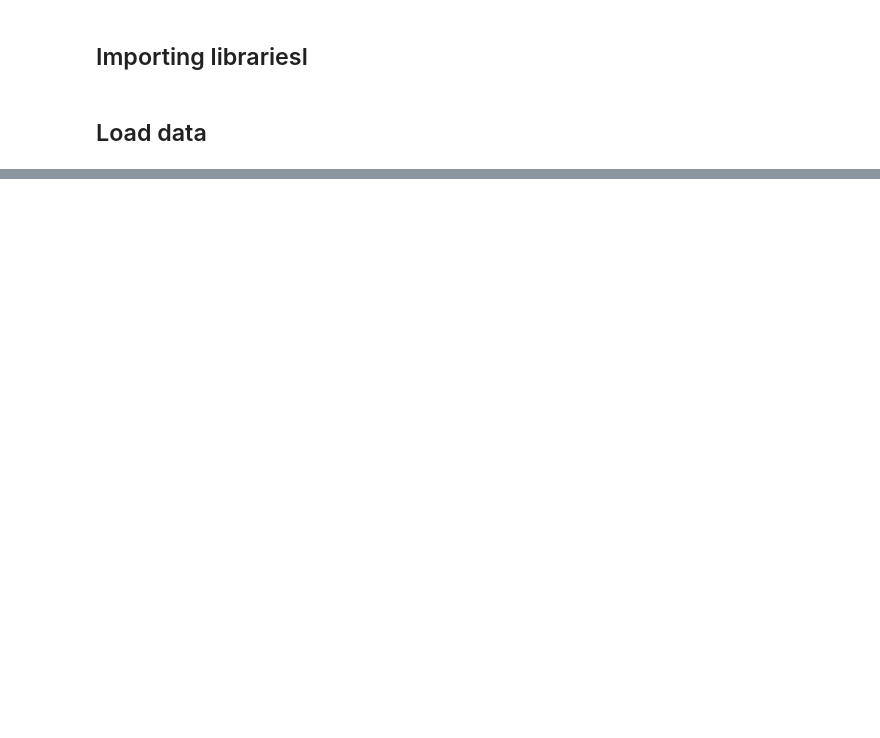
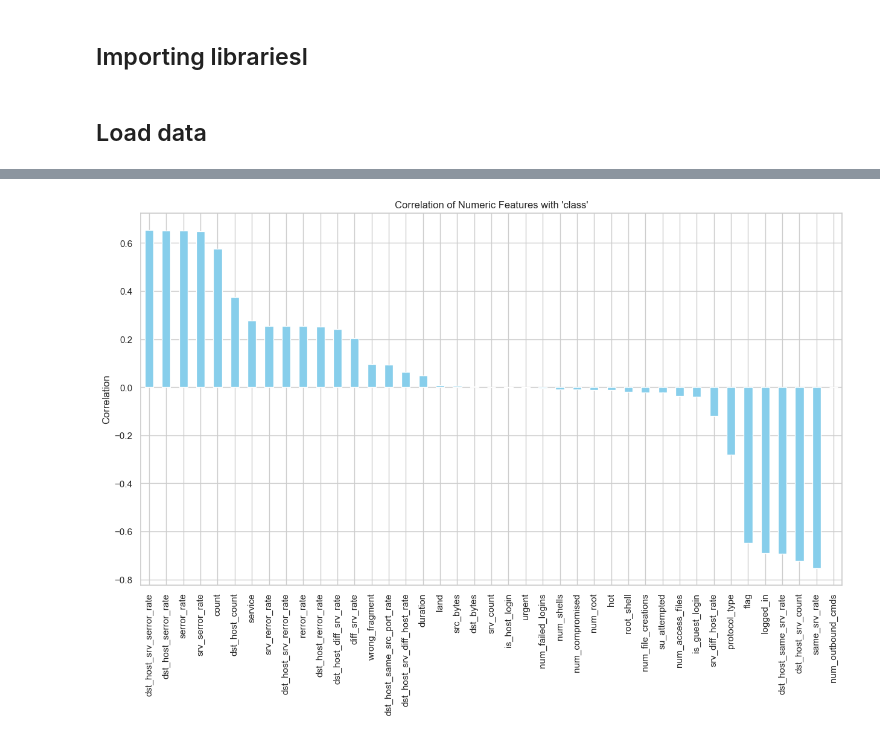
Before and after one commit to rakinplaban/APT_work, a Jupyter notebook: Untitled.ipynb, the cells around one changed output, grey strips where cells are left out. Cells and saved outputs as stored; diff of their text form; code cells hidden in the pictures; blank space fills up the shorter version.

```diff
--- a/Untitled.ipynb
+++ b/Untitled.ipynb
@@ -16,0 +223,2 @@ ValueError: icmp value not in ('tcp', 'udp', " 'icmp'")
+# %%
+X = df.drop(["class"],axis = 1)
@@ -16,0 +370,10 @@ ValueError: icmp value not in ('tcp', 'udp', " 'icmp'")
+# %%
+# Plot correlation of numeric features with the target variable
+plt.figure(figsize=(15, 8))
+df_corr_with_class = X.corrwith(df['class']).sort_values(ascending=False)
+df_corr_with_class.plot(kind='bar', color='skyblue')
+plt.title("Correlation of Numeric Features with 'class'")
+plt.ylabel("Correlation")
+plt.show()
+# %% [output]
+[figure, added]
```
Also changed, not shown: parts of 24 cells of this notebook.
